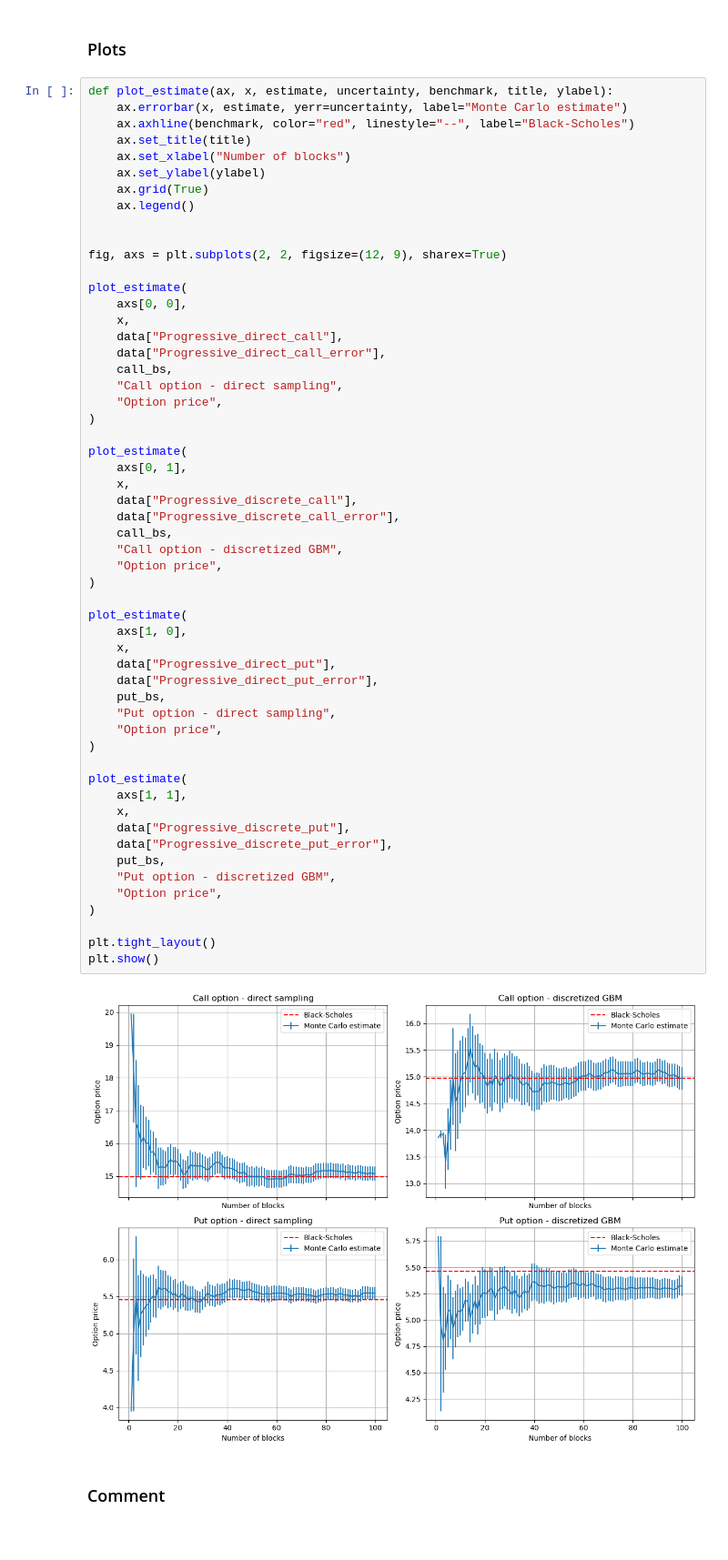
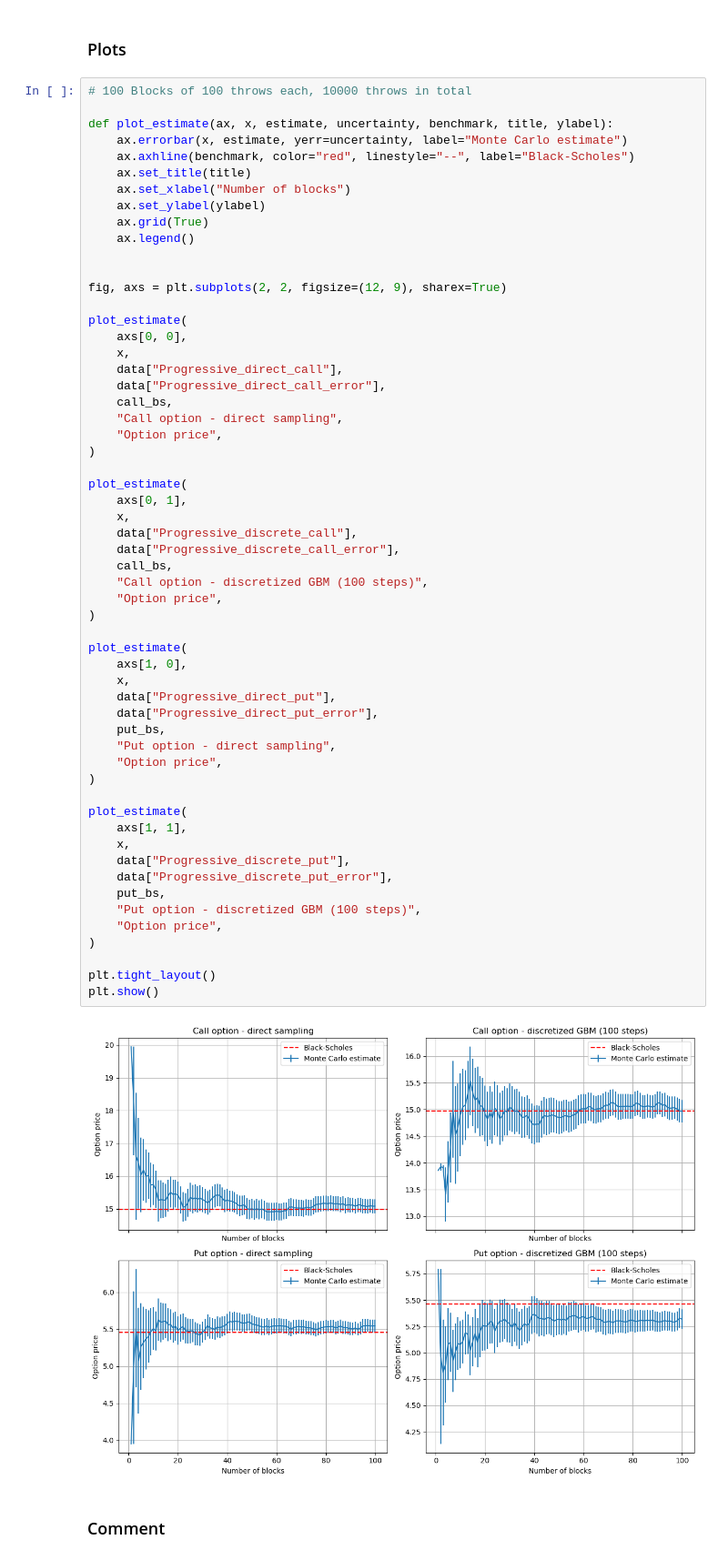
Before and after one commit to tommasonobili/Numerical-Simulation-Laboratory, a Jupyter notebook: laboratorio_3/jupyter_notebook_LSN03.ipynb, the cells around one changed output. Shown at 91% size. Drawn from its saved outputs; the diff is of its cells as text.

```diff
--- a/laboratorio_3/jupyter_notebook_LSN03.ipynb
+++ b/laboratorio_3/jupyter_notebook_LSN03.ipynb
@@ -289,6 +364,8 @@ comparison
 # %% [markdown]
 ### Plots
 # %%
+# 100 Blocks of 100 throws each, 10000 throws in total
+
 def plot_estimate(ax, x, estimate, uncertainty, benchmark, title, ylabel):
     ax.errorbar(x, estimate, yerr=uncertainty, label="Monte Carlo estimate")
     ax.axhline(benchmark, color="red", linestyle="--", label="Black-Scholes")
@@ -315,36 +392,36 @@ plot_estimate(
     axs[0, 1],
     x,
     data["Progressive_discrete_call"],
     data["Progressive_discrete_call_error"],
     call_bs,
-    "Call option - discretized GBM",
+    "Call option - discretized GBM (100 steps)",
     "Option price",
 )
 
 plot_estimate(
     axs[1, 0],
     x,
     data["Progressive_direct_put"],
     data["Progressive_direct_put_error"],
     put_bs,
     "Put option - direct sampling",
     "Option price",
 )
 
 plot_estimate(
     axs[1, 1],
     x,
     data["Progressive_discrete_put"],
     data["Progressive_discrete_put_error"],
     put_bs,
-    "Put option - discretized GBM",
+    "Put option - discretized GBM (100 steps)",
     "Option price",
 )
 
 plt.tight_layout()
 plt.show()
 # %% [output]
-[figure, old version]
+[figure, new version]
 # %% [markdown]
 ### Comment
 # %% [markdown]
```
Also changed, not shown: parts of 6 cells of this notebook, 1 other file.
